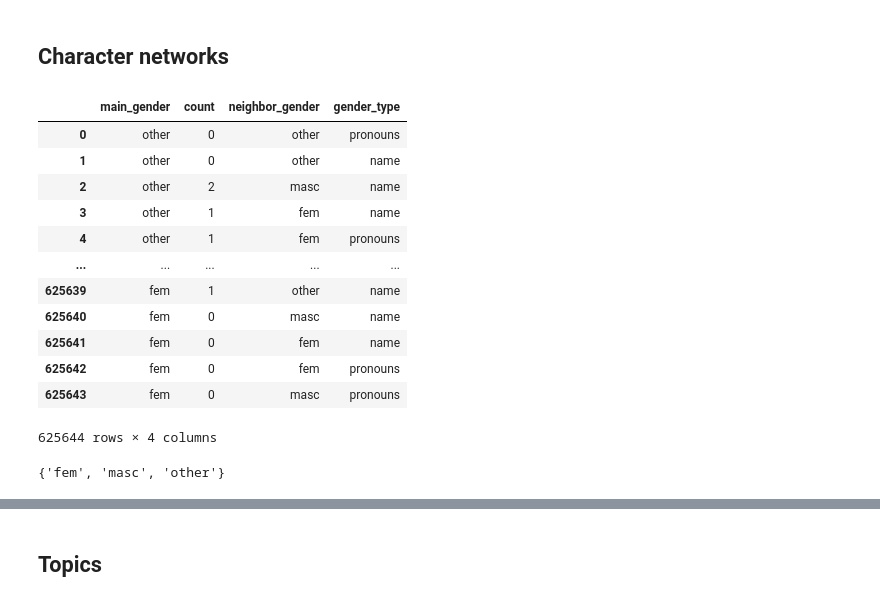
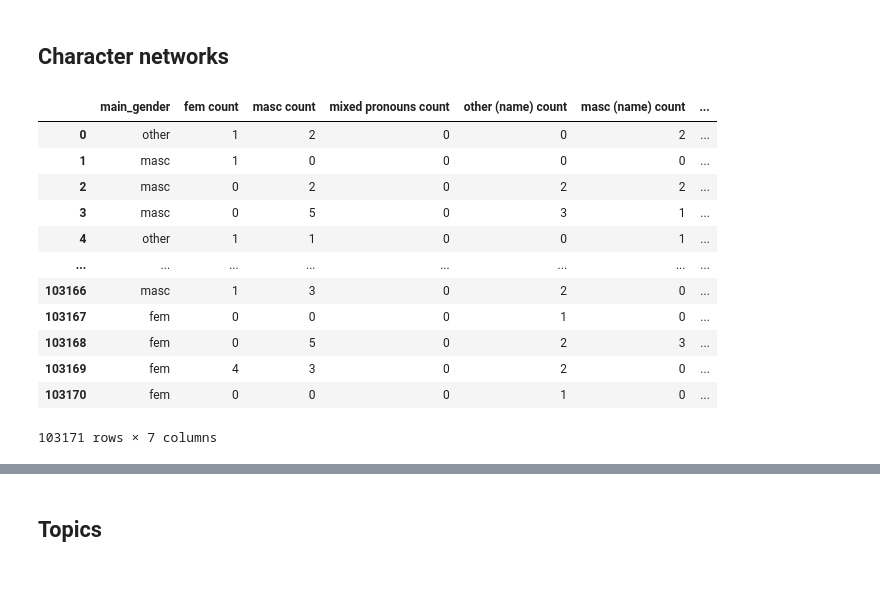
Before and after one commit to lucy3/gpt3_gender, a Jupyter notebook: code/character_viz.ipynb, the cells around one changed output, grey strips where cells are left out. Drawn from its saved outputs; the diff is of its cells as text; code cells hidden in the pictures.

```diff
--- a/code/character_viz.ipynb
+++ b/code/character_viz.ipynb
@@ -66,7 +66,8 @@ plot_popular_names(LOGS + 'orig_char_neighbors/', 'Original people')
 # %%
 def get_char_network(char_neighbor_path):
     # gender type is "name" or "pronouns"
-    d = {'main_gender':[], 'count':[], 'neighbor_gender':[], 'gender_type':[]}
+    d = {'main_gender':[], 'fem count':[], 'masc count':[], 'mixed pronouns count':[],
+        'other (name) count': [], 'masc (name) count': [], 'fem (name) count': []}
     all_n_genders = ['mixed pronouns', 'other (name)', 'masc (name)', 'fem (name)', 'fem', 'masc']
     for title in os.listdir(prompts_path):
         if not os.path.exists(char_neighbor_path + title + '.json'): continue
@@ -106,40 +107,26 @@ def get_char_network(char_neighbor_path):
                 n_genders = Counter(neighbor_genders[story_ID])
                 total = sum(list(n_genders.values()))
                 if total == 0: continue
+                d['main_gender'].append(main_g)
                 for gender in all_n_genders:
-                    g = gender.split()
-                    if len(g) > 1 and g[1] == '(name)': # gender by name
-                        d['main_gender'].append(main_g)
-                        d['count'].append(n_genders[gender])
-                        d['neighbor_gender'].append(g[0])
-                        d['gender_type'].append('name')
-                    else: # gender by pronoun
-                        if g[0] == 'mixed':
-                            g[0] = 'other'
-                        d['main_gender'].append(main_g)
-                        d['count'].append(n_genders[gender])
-                        d['neighbor_gender'].append(g[0])
-                        d['gender_type'].append('pronouns')
+                    d[gender + ' count'].append(n_genders[gender])
     return d
 # %%
-d = get_char_network(LOGS + 'char_gender_0.9/')
-df = pd.DataFrame.from_dict(d)
-df
+gen_d = get_char_network(LOGS + 'char_gender_0.9/')
+gen_df = pd.DataFrame.from_dict(gen_d)
+gen_stats = gen_df.groupby(['main_gender']).agg(['mean', 'count', 'std'])
+gen_df
 # %% [output]
-|  | main_gender | count | neighbor_gender | gender_type |
-| 0 | other | 0 | other | pronouns |
-| 1 | other | 0 | other | name |
-| 2 | other | 2 | masc | name |
-| 3 | other | 1 | fem | name |
-| 4 | other | 1 | fem | pronouns |
-| ... | ... | ... | ... | ... |
-| 625639 | fem | 1 | other | name |
-| 625640 | fem | 0 | masc | name |
-| 625641 | fem | 0 | fem | name |
-| 625642 | fem | 0 | fem | pronouns |
-| 625643 | fem | 0 | masc | pronouns |
+|  | main_gender | fem count | masc count | mixed pronouns count | other (name) count | masc (name) count | ... |
+| 0 | other | 1 | 2 | 0 | 0 | 2 | ... |
+| 1 | masc | 1 | 0 | 0 | 0 | 0 | ... |
+| 2 | masc | 0 | 2 | 0 | 2 | 2 | ... |
+| 3 | masc | 0 | 5 | 0 | 3 | 1 | ... |
+| 4 | other | 1 | 1 | 0 | 0 | 1 | ... |
+| ... | ... | ... | ... | ... | ... | ... | ... |
+| 103166 | masc | 1 | 3 | 0 | 2 | 0 | ... |
+| 103167 | fem | 0 | 0 | 0 | 1 | 0 | ... |
+| 103168 | fem | 0 | 5 | 0 | 2 | 3 | ... |
+| 103169 | fem | 4 | 3 | 0 | 2 | 0 | ... |
+| 103170 | fem | 0 | 0 | 0 | 1 | 0 | ... |
-625644 rows × 4 columns
+103171 rows × 7 columns
-# %%
-set(df['neighbor_gender'].to_list())
-# %% [output]
-{'fem', 'masc', 'other'}
```
Also changed, not shown: parts of 18 cells of this notebook, 4 other files.
